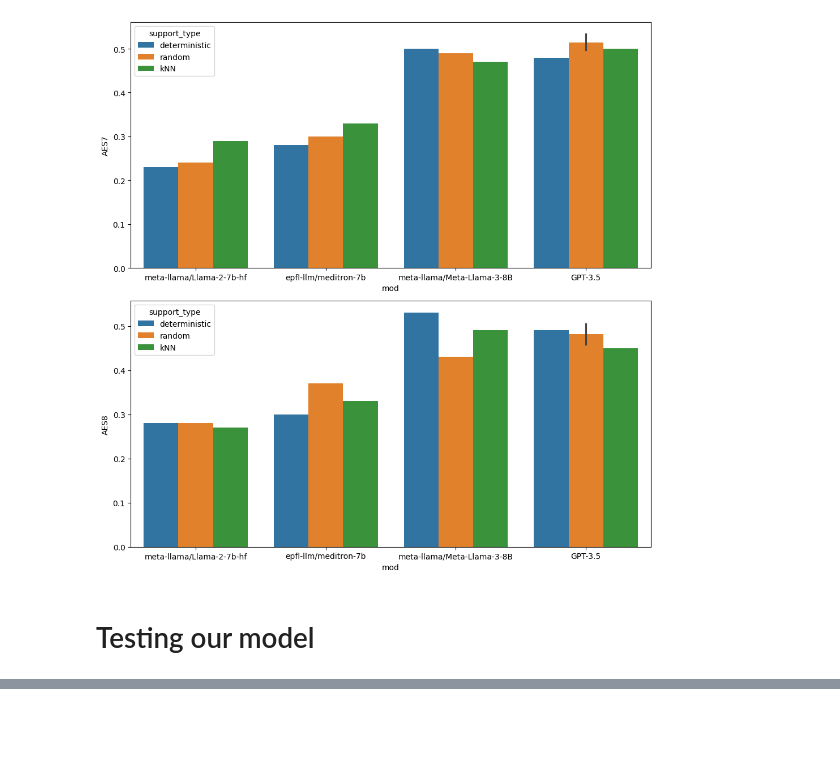
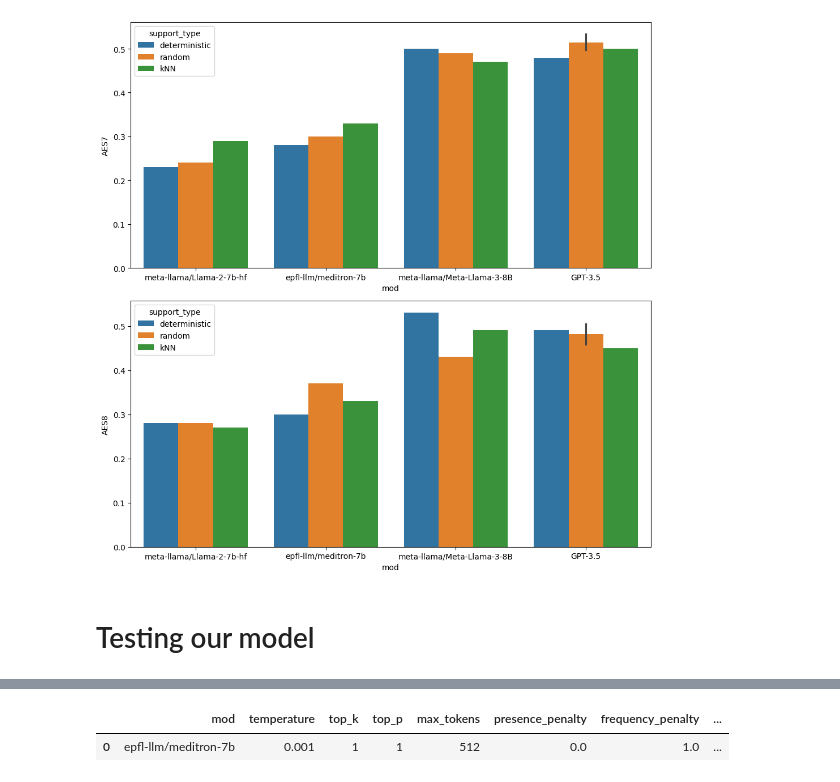
Before and after one commit to magantoine/EpiLLM, a Jupyter notebook: notebooks/ablation_study.ipynb, the cells around one changed output, grey strips where cells are left out. Saved outputs shown, nothing was run; the diff lists cells and outputs as text; code cells hidden in the pictures; blank space fills up the shorter version.

```diff
--- a/notebooks/ablation_study.ipynb
+++ b/notebooks/ablation_study.ipynb
@@ -558,0 +647,23 @@ tok.save_pretrained("checkpoints/epitron_baseline_PMCo_M7B_e3")
+# %%
+DETERMINISTIC_VLLM = GenerationArg(
+        temperature=0.001,
+        use_vllm=True,
+        topk=1,
+        topp=1,
+        max_new_token=512,
+        stop_seq="<|STOP|>"
+    )
+baseline_M7B= testbench(
+    modnames=[
+        # "meta-llama/Meta-Llama-3-8B",
+        "epfl-llm/meditron-7b",
+        # "meta-llama/Llama-2-7b-hf"
+    ],
+    benchnames=["FULL"],
+    runargs=[DETERMINISTIC_VLLM],
+    prompt_template=lambda q, shots : cot1_prompt_template_support(q, shots, stop_token="<|STOP|>"),
+    search_ans=csa2,
+    use_vllm=True,
+    n_shots=3,
+    support_type="kNN"
+)
@@ -558,0 +684,5 @@ tok.save_pretrained("checkpoints/epitron_baseline_PMCo_M7B_e3")
+# %%
+baseline_M7B
+# %% [output]
+|  | mod | temperature | top_k | top_p | max_tokens | presence_penalty | frequency_penalty | ... |
+| 0 | epfl-llm/meditron-7b | 0.001 | 1 | 1 | 512 | 0.0 | 1.0 | ... |
```
Also changed, not shown: parts of 16 cells of this notebook, 1 other file.
